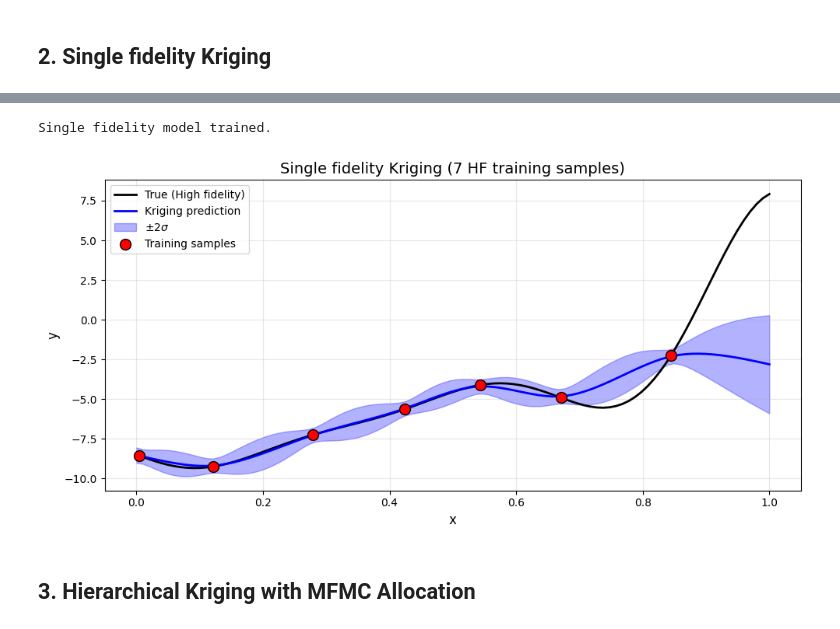
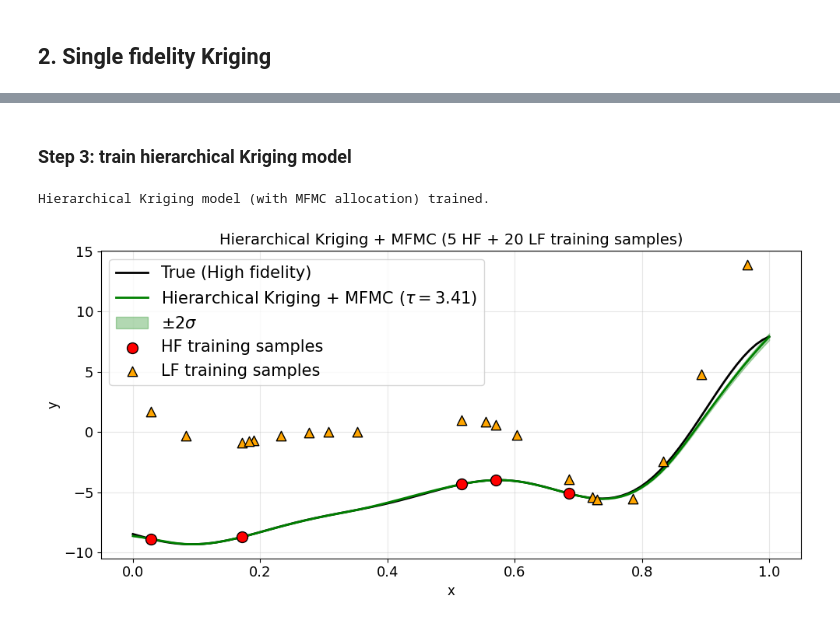
Before and after one commit to dkang339/mfkriging, a Jupyter notebook: code/examples/demo.ipynb, the cells around one changed output, grey strips where cells are left out. Drawn from its saved outputs; the diff is of its cells as text; code cells hidden in the pictures.

Commit message:
update demo

```diff
--- a/code/examples/demo.ipynb
+++ b/code/examples/demo.ipynb
@@ -48,12 +50,22 @@ plt.show()
 # %% [markdown]
 ## 2. Single fidelity Kriging
 # %%
-# generate training samples for single fidelity kriging
+# generate training samples for single fidelity Kriging
 
-np.random.seed(100)
-n_sf = 7  # budget
+np.random.seed(101)
+n_sf = 8  # budget
 x_train_sf = np.random.uniform(0, 1, n_sf).reshape(-1, 1)
 y_train_sf = f_high(x_train_sf.ravel()).reshape(-1, 1)
 
 print(f"Number of single fidelity training samples: {n_sf}")
+
+# train single fidelity kriging model
+sf_model = Kriging(kernel='ardmatern32', regularize=True, normalize=True, n_restart=5)
+sf_model.train(x_train_sf, y_train_sf)
+print("Single fidelity model trained.")
+
+# predict on test points
+x_test = x_plot.reshape(-1, 1)
+y_pred_sf, var_pred_sf = sf_model.predict(x_test, return_var=True)
+std_pred_sf = np.sqrt(np.abs(var_pred_sf)).ravel()
 # %% [output]
@@ -61,34 +159,37 @@ Number of single fidelity training samples: 7
+# %% [markdown]
+### Step 3: train hierarchical Kriging model
 # %%
-# train single fidelity kriging model
-sf_model = Kriging(kernel='ardmatern32', regularize=True, normalize=True, n_restart=5)
-sf_model.train(x_train_sf, y_train_sf)
-print("Single fidelity model trained.")
+mf_model = MFKriging(kernel='ardmatern32', regularize=True, normalize=True, n_restart=5)
+mf_model.train(x_train_low, y_train_low, x_train_high, y_train_high)
+print("Hierarchical Kriging model (with MFMC allocation) trained.")
 
 # predict on test points
-x_test = x_plot.reshape(-1, 1)
-y_pred_sf, var_pred_sf = sf_model.predict(x_test, return_var=True)
-std_pred_sf = np.sqrt(np.abs(var_pred_sf)).ravel()
+y_pred_mf, var_pred_mf = mf_model.predict(x_test, return_var=True)
+std_pred_mf = np.sqrt(np.abs(var_pred_mf)).ravel()
 # %% [output]
-Single fidelity model trained.
+Hierarchical Kriging model (with MFMC allocation) trained.
 # %%
-# Plot single fidelity kriging prediction
+# plot hierarchical Kriging prediction
 plt.figure(figsize=(10, 5))
 plt.plot(x_plot, y_high_true, 'k-', linewidth=2, label='True (High fidelity)')
-plt.plot(x_plot, y_pred_sf.ravel(), 'b-', linewidth=2, label='Kriging prediction')
+plt.plot(x_plot, y_pred_mf.ravel(), 'g-', linewidth=2, label=rf'Hierarchical Kriging + MFMC ($\tau={const[1]:.2f}$)')
 plt.fill_between(x_plot.ravel(),
-                 y_pred_sf.ravel() - 2*std_pred_sf,
-                 y_pred_sf.ravel() + 2*std_pred_sf,
-                 alpha=0.3, color='blue', label=r'$\pm 2\sigma$')
-plt.scatter(x_train_sf.ravel(), y_train_sf.ravel(),
-            c='red', s=100, zorder=5, edgecolors='black', label='Training samples')
+                 y_pred_mf.ravel() - 2*std_pred_mf,
+                 y_pred_mf.ravel() + 2*std_pred_mf,
+                 alpha=0.3, color='green', label=r'$\pm 2\sigma$')
+plt.scatter(x_train_high.ravel(), y_train_high.ravel(),
+            c='red', s=100, zorder=5, edgecolors='black', label='HF training samples')
+plt.scatter(x_train_low.ravel(), y_train_low.ravel(),
+            c='orange', s=80, zorder=4, edgecolors='black', marker='^', label='LF training samples')
 plt.xlabel('x', fontsize=12)
 plt.ylabel('y', fontsize=12)
-plt.title(f'Single fidelity Kriging ({n_sf} HF training samples)', fontsize=14)
-plt.legend(fontsize=10)
+plt.xticks(fontsize=13)
+plt.yticks(fontsize=13)
+plt.title(rf'Hierarchical Kriging + MFMC ({n_high} HF + {n_low} LF training samples)', fontsize=14)
+plt.legend(fontsize=15)
 plt.grid(True, alpha=0.3)
 plt.tight_layout()
+plt.savefig('demo_prediction_mf.png', dpi=300, bbox_inches='tight')
 plt.show()
 # %% [output]
-[figure, old version]
+[figure, new version]
-# %% [markdown]
-## 3. Hierarchical Kriging with MFMC Allocation
```
Also changed, not shown: parts of 21 cells of this notebook, 2 other files.
